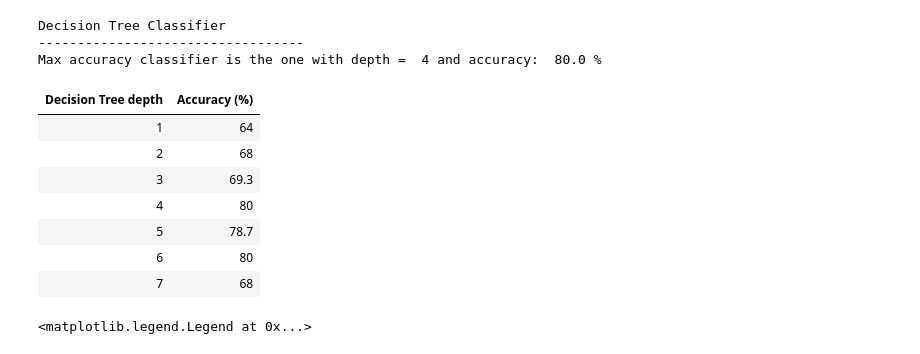
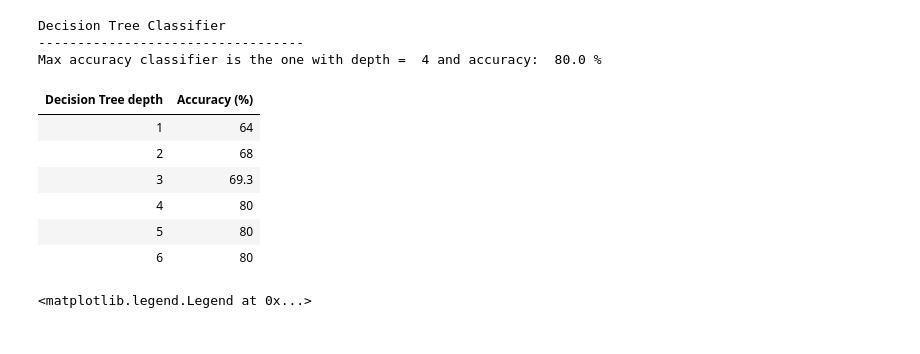
Before and after one commit to styltopa/PatternRecognition, a Jupyter notebook: topalidis_9613_Assignment3.ipynb, the cells around one changed output. Drawn from its saved outputs; the diff is of its cells as text; code cells hidden in the pictures.

```diff
--- a/topalidis_9613_Assignment3.ipynb
+++ b/topalidis_9613_Assignment3.ipynb
@@ -71,11 +71,18 @@ for targetCount in range(len(targetArr)):
 trainingInds = np.array(trainingInds)
 testingInds = np.array(testingInds)
 
+
+randStart = 0
+randStop = 10000
+
 # To avoid training the tree with batches of data of the same target,
 # as given (all setosa first, then all versicolor and finally all virginica),
 # we permute the training data.
-rnd  = random.random()
-random.seed(rnd)
+
+# rnd  = np.random.randint(randStart, randStop)
+# For replication
+rnd = 0
+np.random.seed(rnd)
 trainingIndsPerm =  np.random.permutation(trainingInds)
 
 
@@ -98,7 +105,7 @@ numOfTrainingData = len(targetArr)*numOfTrainingDataPerKind
 print('Decision Tree Classifier')
 
 # Different depths of the decision tree classifier
-treeDepths = np.array([1, 2, 3, 4, 5, 6, 7])
+treeDepths = np.array([1, 2, 3, 4, 5, 6])
 
 # Train classifier per depth
 for depthCount, depth in enumerate(treeDepths):
@@ -109,58 +116,49 @@ for depthCount, depth in enumerate(treeDepths):
     # Classifier predictions of the targets
     targetArrPred = clf.predict(testingArr)
 
-
-    # number of correctly predicted target values
-    correctlyPredicted = 0
-
-    targetAndPred = np.stack((targetArrTesting, targetArrPred), axis=1)
-
-    for predCount in range(numOfTrainingData):
-        if targetArrTesting[predCount] == targetArrPred[predCount]:
-            correctlyPredicted = correctlyPredicted + 1
-
-    accuracy = correctlyPredicted/numOfTrainingData
-    # accuracy = accuracy_score(targetArrTesting, targetArrPred)
+    accuracy = accuracy_score(targetArrTesting, targetArrPred)
     accList.append([str(depth), str(round(100*accuracy, 1))])
 
     # Find the classifier with the best accuracy
     if depth == treeDepths[0]:
         maxAccClf = clf
         maxAcc = accuracy
     if maxAcc < accuracy:
         maxAccClf = clf
         maxAcc = accuracy
 
 print('----------------------------------'
     '\nMax accuracy classifier is the one with depth = ',
     maxAccClf.tree_.max_depth,
     'and accuracy: ', round(100*maxAcc, 2), '%')
 
 
 # Plot the accuracies of the classifiers per tree depth
 table = tabulate.tabulate(accList, tablefmt='html',
     headers=["Decision Tree depth", "Accuracy (%)"])
 display(HTML(table))
 
 # Remarks:
-# For different executions of the program, the depth of the classifier with the best accuracy
-# is most often 4 and sometimes 5.
-# The space partition of the classifier is different when different sequences
-# of the training data are fed into the model.
-# For most cases however, the decision tree classifier depth that gives the best accuracy
-# is the one with depth 4 with accuracy 80%.
+# The depth of the decision tree classifier giving the best percentage
+# of correct predictions in the testing set (accuracy) is different for concecutive executions
+# of the program. The same goes for the depth of the classifier. Each time the program runs,
+# a different accuracy percentage is calculated.
+# This is due to the fact that each time the classifier fits the SAME data, the derived model
+# might be different from what it was
+#
+# The depth of the tree giving the best accuracy is most often 4 and sometimes 5 (see cell output).
+# The best accuracy in most cases is 80% (see cell output).
 # %% [output]
 Decision Tree Classifier
 ----------------------------------
 Max accuracy classifier is the one with depth =  4 and accuracy:  80.0 %
 | Decision Tree depth | Accuracy (%) |
 | 1 | 64 |
 | 2 | 68 |
 | 3 | 69.3 |
 | 4 | 80 |
-| 5 | 78.7 |
+| 5 | 80 |
 | 6 | 80 |
-| 7 | 68 |
 # %%
 # A.2
 # Plot the decision boundaries
```
Also changed, not shown: parts of 4 cells of this notebook.
